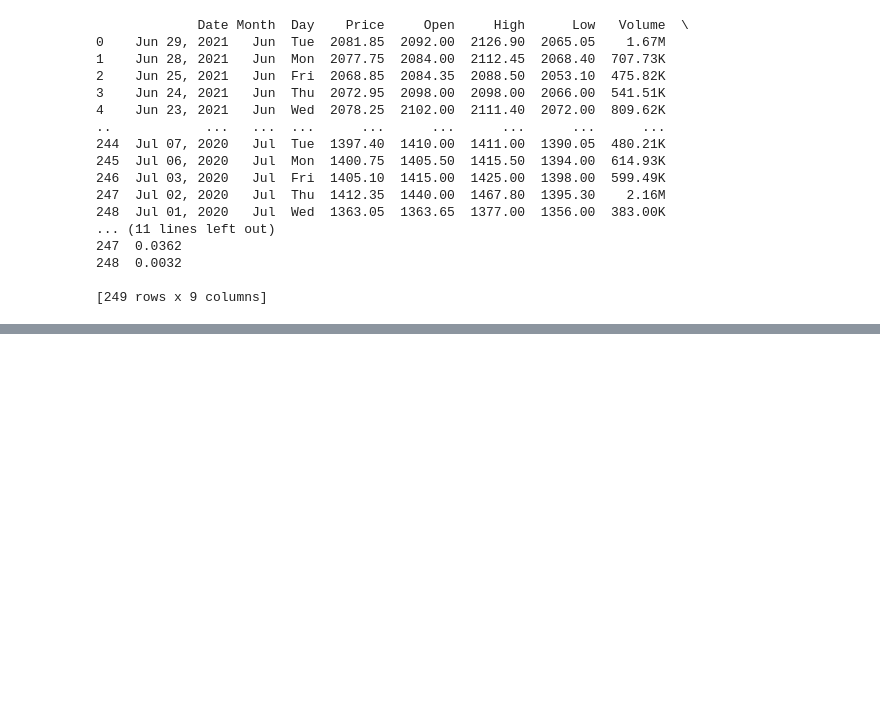
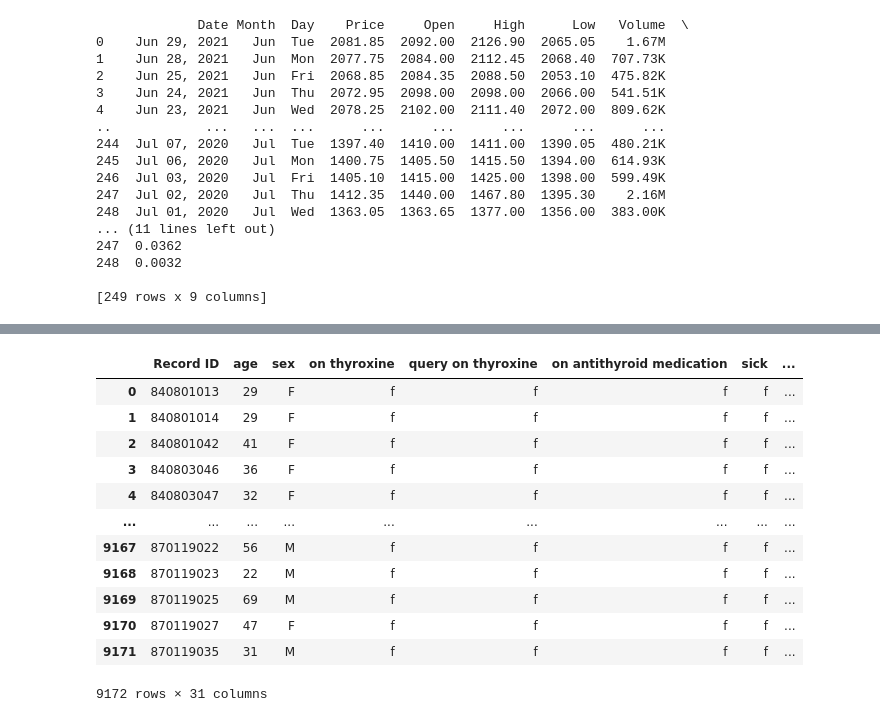
Before and after one commit to vivekshah02/Machine-Learning, a Jupyter notebook: lab2.ipynb, the cells around one changed output, grey strips where cells are left out. Saved outputs shown, nothing was run; the diff lists cells and outputs as text; code cells hidden in the pictures; blank space fills up the shorter version.

```diff
--- a/lab2.ipynb
+++ b/lab2.ipynb
@@ -126,0 +186,19 @@ print(irctc_data)
+# %%
+# No. 5
+# Load the thyroid data
+thyroid_data = pd.read_excel(r'C:\Users\vivek\Downloads\Lab Session Data.xlsx', sheet_name='thyroid0387_UCI')
+thyroid_data
+# %% [output]
+|  | Record ID | age | sex | on thyroxine | query on thyroxine | on antithyroid medication | sick | ... |
+| 0 | 840801013 | 29 | F | f | f | f | f | ... |
+| 1 | 840801014 | 29 | F | f | f | f | f | ... |
+| 2 | 840801042 | 41 | F | f | f | f | f | ... |
+| 3 | 840803046 | 36 | F | f | f | f | f | ... |
+| 4 | 840803047 | 32 | F | f | f | f | f | ... |
+| ... | ... | ... | ... | ... | ... | ... | ... | ... |
+| 9167 | 870119022 | 56 | M | f | f | f | f | ... |
+| 9168 | 870119023 | 22 | M | f | f | f | f | ... |
+| 9169 | 870119025 | 69 | M | f | f | f | f | ... |
+| 9170 | 870119027 | 47 | F | f | f | f | f | ... |
+| 9171 | 870119035 | 31 | M | f | f | f | f | ... |
+9172 rows × 31 columns
```
Also changed, not shown: parts of 19 cells of this notebook.
